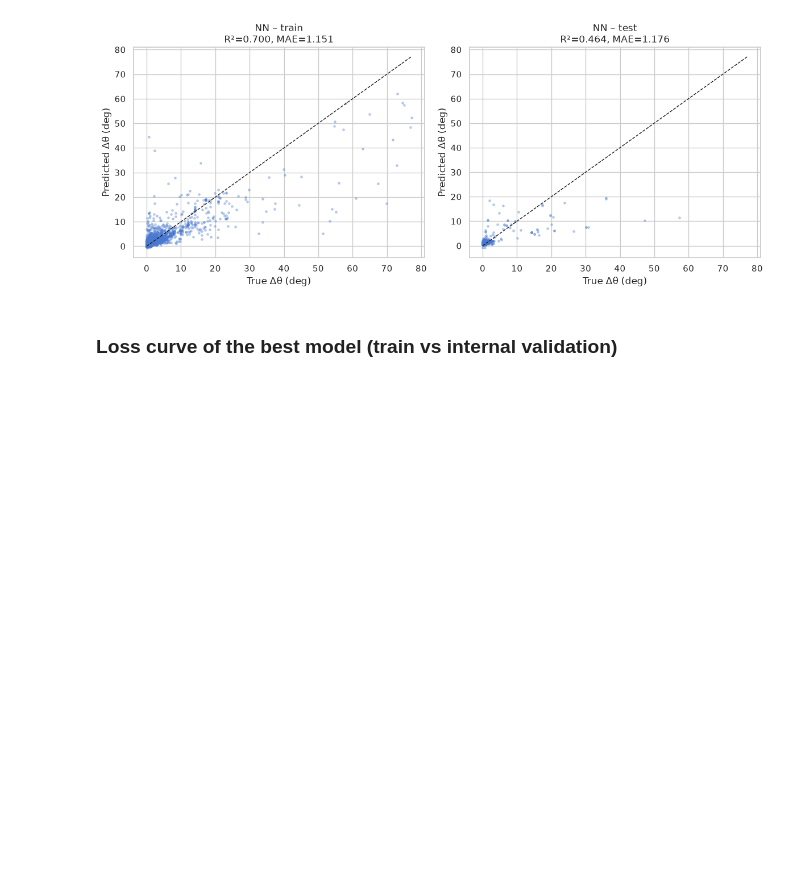
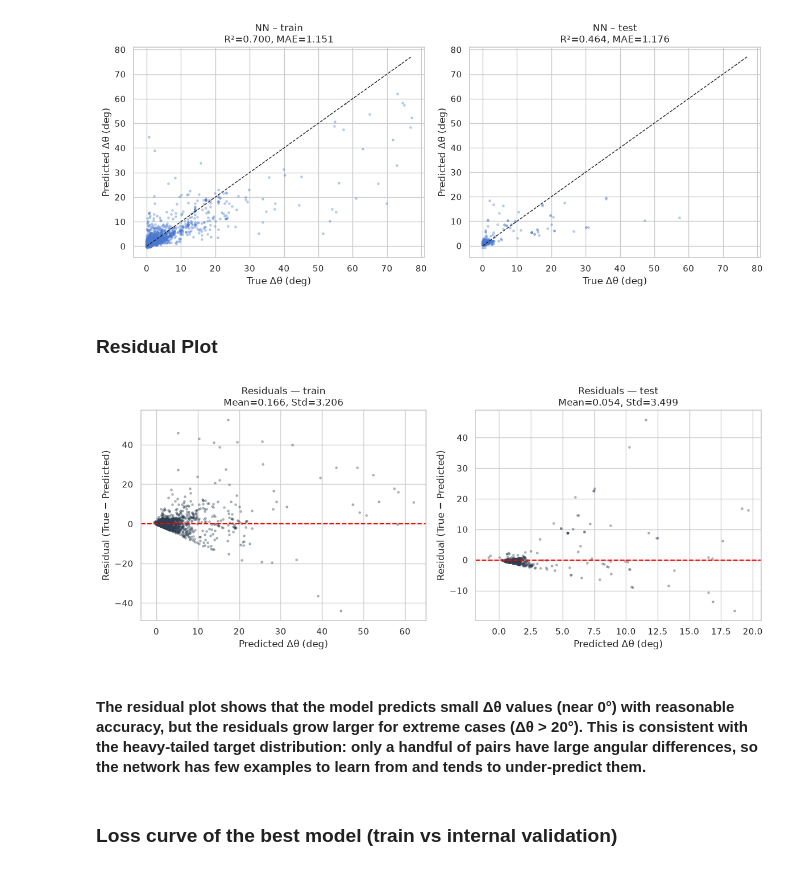
Before and after one commit to PixelAlgorithm/ML_miniproject, a Jupyter notebook: 03_Neural_Network.ipynb, the cells around one changed output. Saved outputs shown, nothing was run; the diff lists cells and outputs as text; code cells hidden in the pictures; blank space fills up the shorter version.

Commit message:
overfitting analysis and residual plot

```diff
--- a/03_Neural_Network.ipynb
+++ b/03_Neural_Network.ipynb
@@ -225,6 +220,29 @@ for c, s in enumerate(["train", "test"]):
 plt.tight_layout(); plt.savefig("results/figures/m3_true_vs_pred.png", dpi=150); plt.show()
 # %% [output]
 [figure]
+# %% [markdown]
+### Residual Plot
+# %%
+fig, ax = plt.subplots(1, 2, figsize=(12, 5))
+
+for c, s in enumerate(["train", "test"]):
+    yy = SETS[s][1]
+    p  = nn_pred[s]
+    residuals = yy - p
+    ax[c].scatter(p, residuals, s=6, alpha=0.3, color="#2c3e50")
+    ax[c].axhline(0, color="red", lw=1.5, linestyle="--")
+    ax[c].set_xlabel("Predicted Δθ (deg)")
+    ax[c].set_ylabel("Residual (True − Predicted)")
+    ax[c].set_title(f"Residuals — {s}\n"
+                    f"Mean={residuals.mean():.3f}, Std={residuals.std():.3f}")
+
+plt.tight_layout()
+plt.savefig("results/figures/m3_residuals.png", dpi=150)
+plt.show()
+# %% [output]
+[figure, added]
+# %% [markdown]
+#### The residual plot shows that the model predicts small Δθ values (near 0°) with reasonable accuracy, but the residuals grow larger for extreme cases (Δθ > 20°). This is consistent with the heavy-tailed target distribution: only a handful of pairs have large angular differences, so the network has few examples to learn from and tends to under-predict them.
 # %% [markdown]
 ### Loss curve of the best model (train vs internal validation)
 # %%
```
Also changed, not shown: parts of 4 cells of this notebook, 4 other files.
